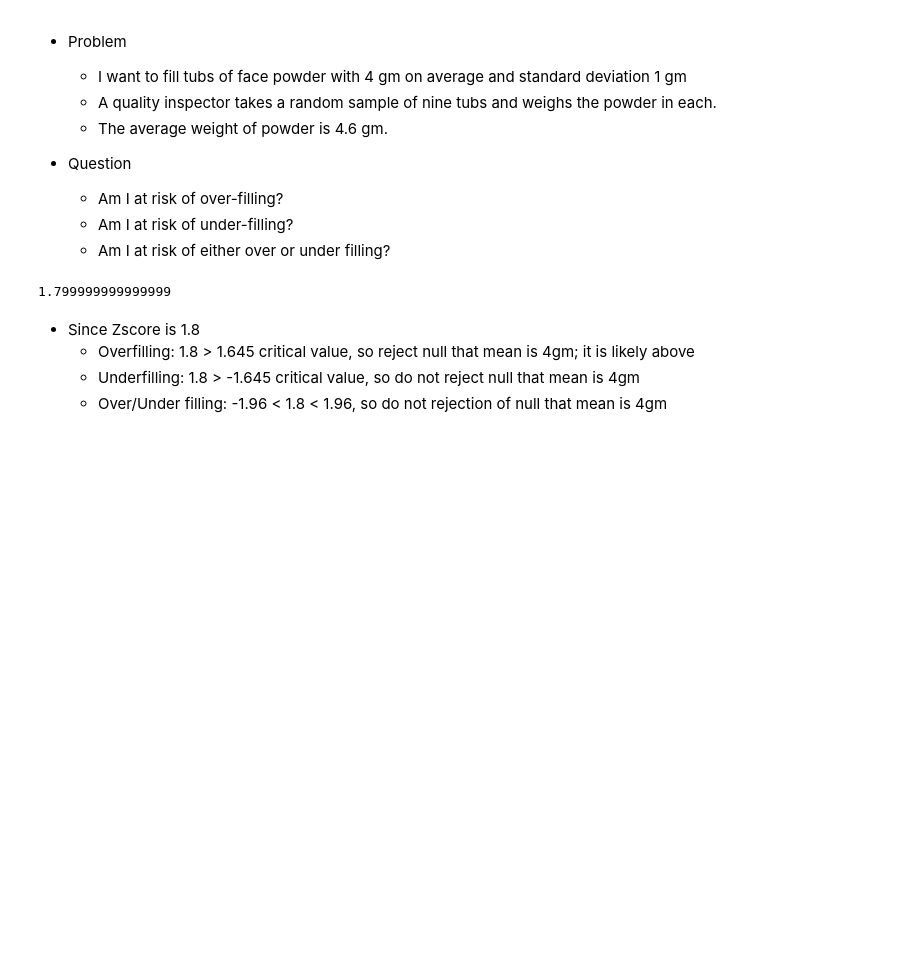
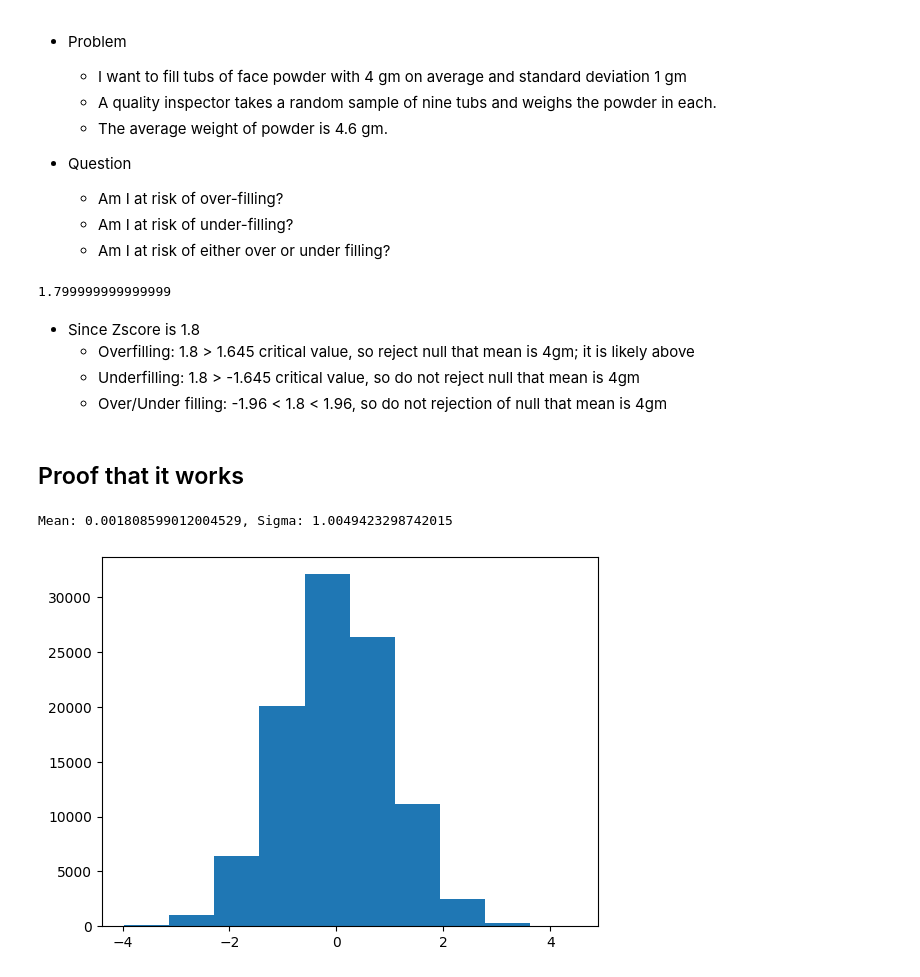
Before and after one commit to yjtek/math, a Jupyter notebook: Textbooks/100 Statistical Tests - Gopal Kanji/1. Z-test for population mean.ipynb, the cells around one changed output. Drawn from its saved outputs; the diff is of its cells as text; code cells hidden in the pictures; blank space fills up the shorter version.

```diff
--- a/Textbooks/100 Statistical Tests - Gopal Kanji/1. Z-test for population mean.ipynb
+++ b/Textbooks/100 Statistical Tests - Gopal Kanji/1. Z-test for population mean.ipynb
@@ -130,3 +130,24 @@ zscore(mu, sigma, xbar, n)
     - Overfilling: 1.8 > 1.645 critical value, so reject null that mean is 4gm; it is likely above
     - Underfilling: 1.8 > -1.645 critical value, so do not reject null that mean is 4gm
     - Over/Under filling: -1.96 < 1.8 < 1.96, so do not rejection of null that mean is 4gm
+# %% [markdown]
+## Proof that it works
+# %%
+import numpy as np
+import matplotlib.pyplot as plt
+
+POPULATION_MEAN_KNOWN = 5
+POPULATION_VARIANCE_KNOWN = 4
+n = 100
+
+sample_means = np.array([
+    np.random.normal(POPULATION_MEAN_KNOWN, POPULATION_VARIANCE_KNOWN**0.5, size=n).mean()
+    for _ in range(100000)
+])
+test_statistic_distribution = (sample_means - POPULATION_MEAN_KNOWN)/((POPULATION_VARIANCE_KNOWN/n)**0.5)
+plt.hist(test_statistic_distribution);
+
+print(f"Mean: {np.mean(test_statistic_distribution)}, Sigma: {np.var(test_statistic_distribution)}")
+# %% [output]
+Mean: 0.001808599012004529, Sigma: 1.0049423298742015
+[figure, added]
```
Also changed, not shown: parts of 2 cells of this notebook, 12 other files.
